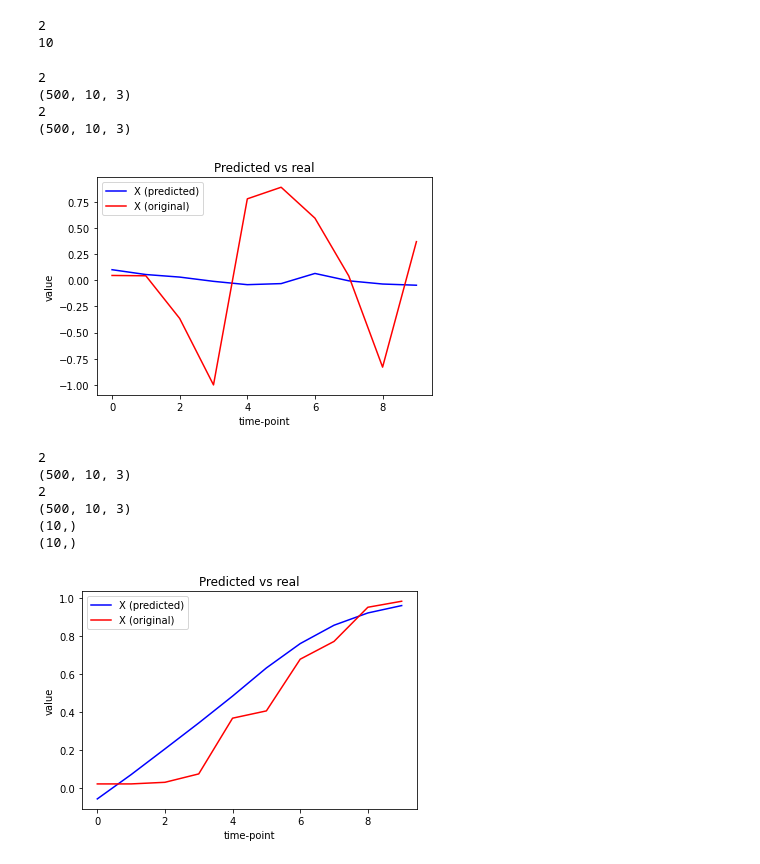
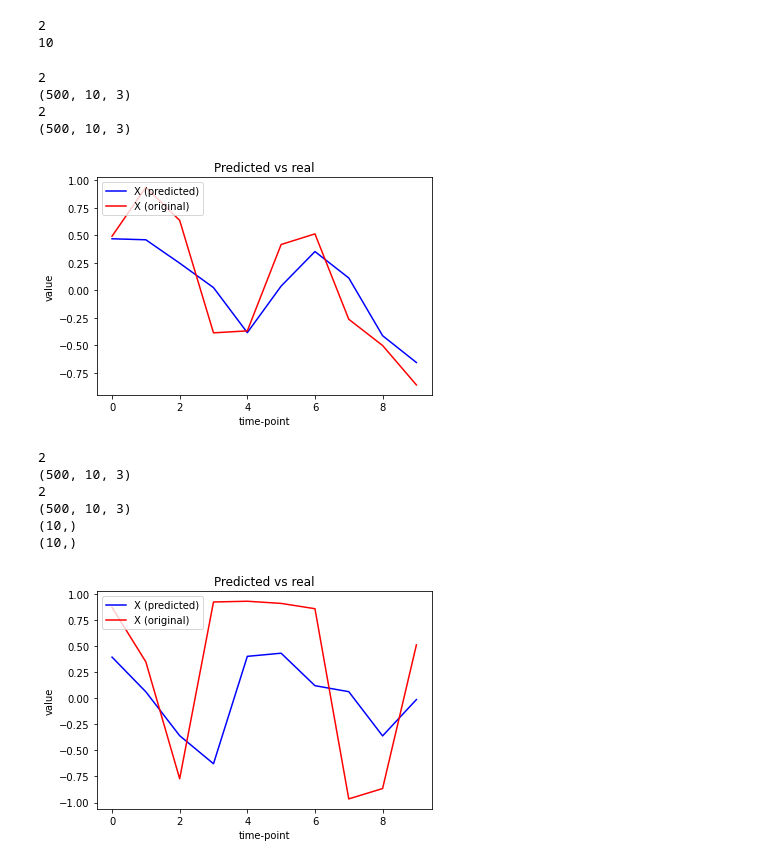
Before and after one commit to GerardMJuan/RNN-VAE, a Jupyter notebook: evaluation/mc_latent_visualization.ipynb, the cells around one changed output. Cells and saved outputs as stored; diff of their text form; code cells hidden in the pictures.

```diff
--- a/evaluation/mc_latent_visualization.ipynb
+++ b/evaluation/mc_latent_visualization.ipynb
@@ -34,7 +34,7 @@ if torch.cuda.is_available():
 
 print(DEVICE)
 
-out_dir = "experiments_mc/meta_synth_nopadding/_h_2_z_3_hid_10_ntp_10_n_300/"
+out_dir = "experiments_mc/meta_synth_nopadding/_h_10_z_4_hid_10_ntp_10_n_300/"
 
 #load parameters
 p = eval(open(out_dir + "params.txt").read())
@@ -105,7 +105,7 @@ print(len(X_samples_notensor))
 print(X_samples_notensor[0].shape)
 
 
-feat = 2
+feat = 1
 subj = 21
 channel = 0
 
@@ -127,7 +127,7 @@ plt.show()
 (500, 10, 3)
 2
 (500, 10, 3)
-[figure, old version]
+[figure, new version]
 # %%
 #Reconstruct one channel from the other
 """
@@ -155,32 +155,32 @@ print(X_fwd[0].shape)
 print(len(X_samples_notensor))
 print(X_samples_notensor[0].shape)
 
 
-feat = 0
+feat = 2
 subj = 21
 channel = 0
 
 X_hat_line = X_fwd[channel][subj,:,feat]   #Select only the subject we want
 X_samples_line = X_samples_notensor[channel][subj,:,feat]   #Select only the subject we want
 
 print(X_hat_line.shape)
 print(X_samples_line.shape)
 
 # Plot the two lines
 plt.plot(range(len(X_hat_line)), X_hat_line, '-b', label='X (predicted)')
 plt.plot(range(len(X_samples_line)), X_samples_line, '-r', label='X (original)')
 
 plt.xlabel("time-point")
 plt.ylabel("value")
 
 plt.legend(loc='upper left')
 plt.title("Predicted vs real")
 plt.show()
 # %% [output]
 2
 (500, 10, 3)
 2
 (500, 10, 3)
 (10,)
 (10,)
-[figure, old version]
+[figure, new version]
```
Also changed, not shown: 11 other files.
